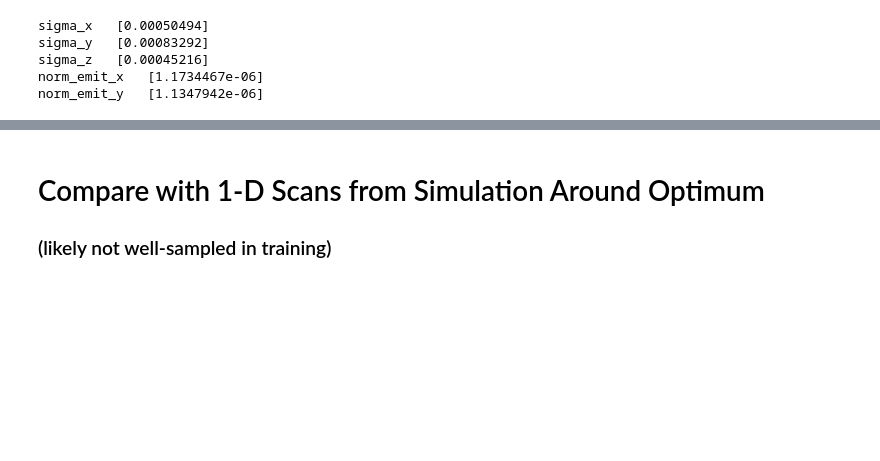
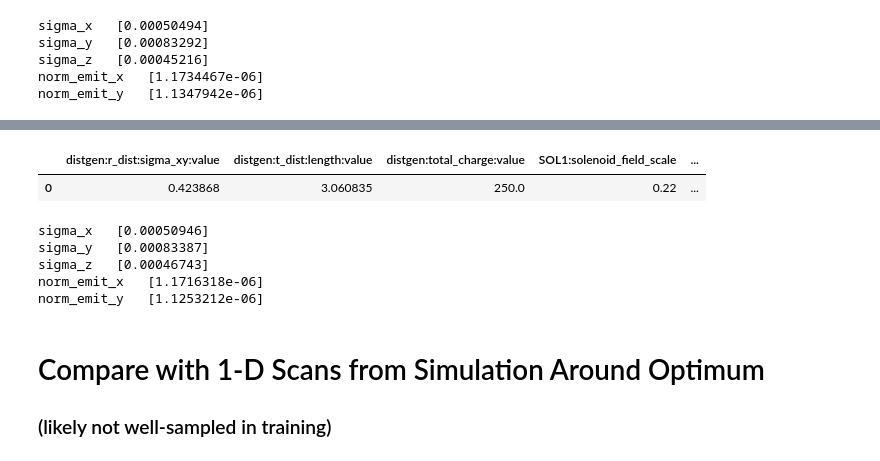
Before and after one commit to singh96aman/lcls_cu_injector_tuning, a Jupyter notebook: models/simple_models/LCLS_Cu_Inj_scalar_beam_size_emit_OTR2.ipynb, the cells around one changed output, grey strips where cells are left out. Drawn from its saved outputs; the diff is of its cells as text; code cells hidden in the pictures; blank space fills up the shorter version.

```diff
--- a/models/simple_models/LCLS_Cu_Inj_scalar_beam_size_emit_OTR2.ipynb
+++ b/models/simple_models/LCLS_Cu_Inj_scalar_beam_size_emit_OTR2.ipynb
@@ -306,3 +344,21 @@ norm_emit_y   [1.1347942e-06]
+# %%
+inputs[0:1]
+# %% [output]
+|  | distgen:r_dist:sigma_xy:value | distgen:t_dist:length:value | distgen:total_charge:value | SOL1:solenoid_field_scale | ... |
+| 0 | 0.423868 | 3.060835 | 250.0 | 0.22 | ... |
+# %%
+# make predictions
+#convert dataframe to array first
+Y_pred = model_pred(np.asarray(md_values))
+
+for out in model_out_list:
+    print(out,' ', Y_pred[:,loc_out[out]])
+# %% [output]
+sigma_x   [0.00050946]
+sigma_y   [0.00083387]
+sigma_z   [0.00046743]
+norm_emit_x   [1.1716318e-06]
+norm_emit_y   [1.1253212e-06]
 # %% [markdown]
 
 
```
Also changed, not shown: parts of 11 cells of this notebook.
